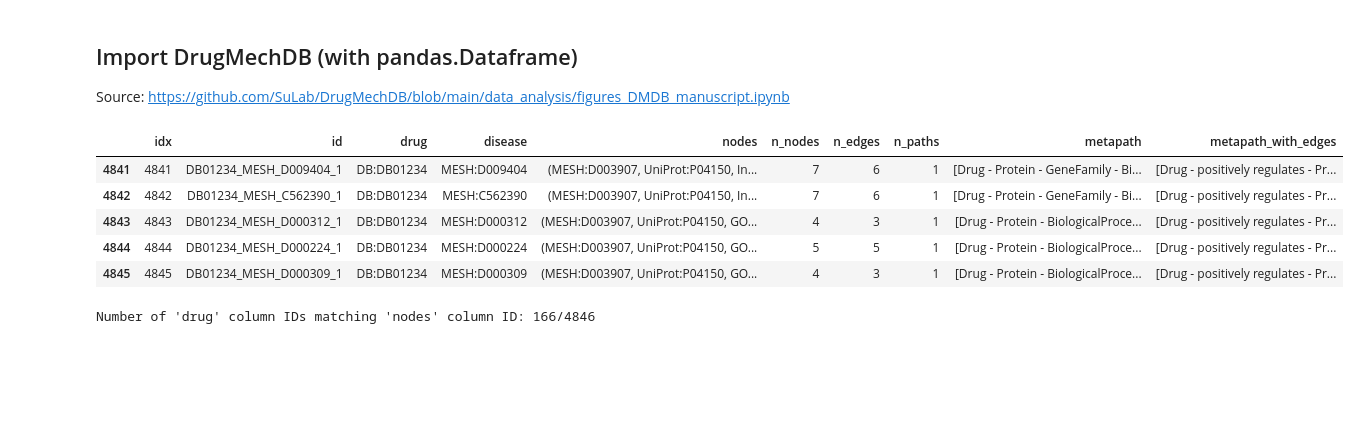
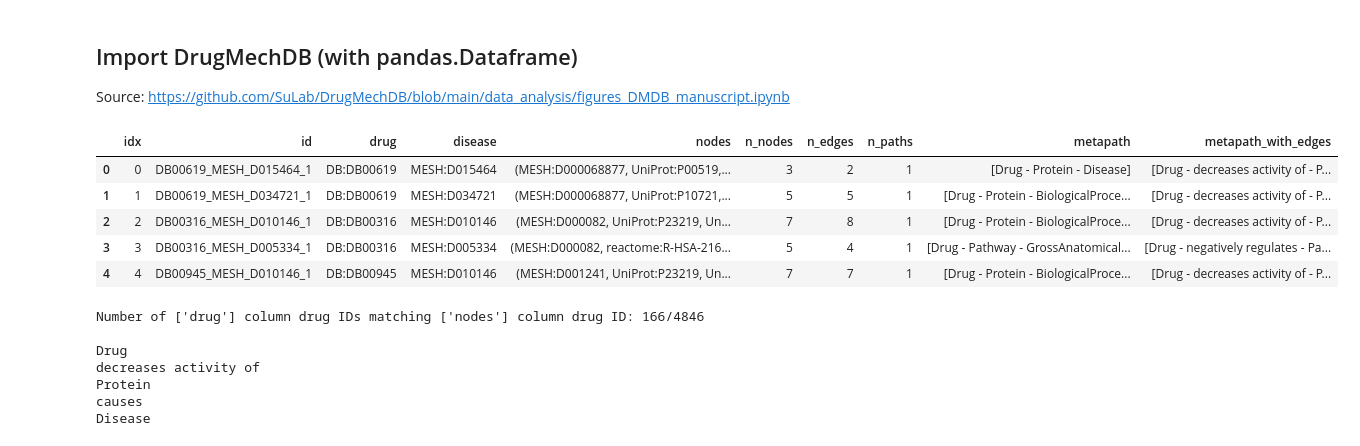
Before and after one commit to vcefins/XAI-Drug-Repurposing, a Jupyter notebook: analysis.ipynb, the cells around one changed output. Cells and saved outputs as stored; diff of their text form; code cells hidden in the pictures; blank space fills up the shorter version.

```diff
--- a/analysis.ipynb
+++ b/analysis.ipynb
@@ -100,9 +102,9 @@ for triple in drkg_triplets:
 for k,v in drkg_entity_dictionary.items():
     # print(k,v)
     string = "{"+k+" {"
-    for a,b in enumerate(v.items()):
-        c,d = b
-        string = string + f"{c}:{d}"
+    for a,tuple in enumerate(v.items()):
+        ent, eid = tuple
+        string = string + f"{ent}-{eid}"
         if a == 3: break
         string += ", "
     print(string + ", ... }}")
@@ -397,20 +399,20 @@ for i, p in enumerate(ind):
 
 dmdb_df = pd.DataFrame(basic_stats)
 # %%
-dmdb_df.tail()
-
-#  P.S Careful with drug ID, DrugBank ID in drug, MESH ID in nodes
+dmdb_df.head()
 # %% [output]
 |  | idx | id | drug | disease | nodes | n_nodes | n_edges | n_paths | metapath | metapath_with_edges |
-| 4841 | 4841 | DB01234_MESH_D009404_1 | DB:DB01234 | MESH:D009404 | (MESH:D003907, UniProt:P04150, In... | 7 | 6 | 1 | [Drug - Protein - GeneFamily - Bi... | [Drug - positively regulates - Pr... |
-| 4842 | 4842 | DB01234_MESH_C562390_1 | DB:DB01234 | MESH:C562390 | (MESH:D003907, UniProt:P04150, In... | 7 | 6 | 1 | [Drug - Protein - GeneFamily - Bi... | [Drug - positively regulates - Pr... |
-| 4843 | 4843 | DB01234_MESH_D000312_1 | DB:DB01234 | MESH:D000312 | (MESH:D003907, UniProt:P04150, GO... | 4 | 3 | 1 | [Drug - Protein - BiologicalProce... | [Drug - positively regulates - Pr... |
-| 4844 | 4844 | DB01234_MESH_D000224_1 | DB:DB01234 | MESH:D000224 | (MESH:D003907, UniProt:P04150, GO... | 5 | 5 | 1 | [Drug - Protein - BiologicalProce... | [Drug - positively regulates - Pr... |
-| 4845 | 4845 | DB01234_MESH_D000309_1 | DB:DB01234 | MESH:D000309 | (MESH:D003907, UniProt:P04150, GO... | 4 | 3 | 1 | [Drug - Protein - BiologicalProce... | [Drug - positively regulates - Pr... |
+| 0 | 0 | DB00619_MESH_D015464_1 | DB:DB00619 | MESH:D015464 | (MESH:D000068877, UniProt:P00519,... | 3 | 2 | 1 | [Drug - Protein - Disease] | [Drug - decreases activity of - P... |
+| 1 | 1 | DB00619_MESH_D034721_1 | DB:DB00619 | MESH:D034721 | (MESH:D000068877, UniProt:P10721,... | 5 | 5 | 1 | [Drug - Protein - BiologicalProce... | [Drug - decreases activity of - P... |
+| 2 | 2 | DB00316_MESH_D010146_1 | DB:DB00316 | MESH:D010146 | (MESH:D000082, UniProt:P23219, Un... | 7 | 8 | 1 | [Drug - Protein - BiologicalProce... | [Drug - decreases activity of - P... |
+| 3 | 3 | DB00316_MESH_D005334_1 | DB:DB00316 | MESH:D005334 | (MESH:D000082, reactome:R-HSA-216... | 5 | 4 | 1 | [Drug - Pathway - GrossAnatomical... | [Drug - negatively regulates - Pa... |
+| 4 | 4 | DB00945_MESH_D010146_1 | DB:DB00945 | MESH:D010146 | (MESH:D001241, UniProt:P23219, Un... | 7 | 7 | 1 | [Drug - Protein - BiologicalProce... | [Drug - decreases activity of - P... |
 # %%
+# P.S Careful with drug ID, DrugBank ID in drug, MESH ID in nodes
+# Also 'metapath's are a list with one element
+# And also the metapath is confusing (e.g Protein X and Y tie Drug D to Disease Di, D - X - Di + D - Y - Di, and metapaths only map Drug - Protein - Disease)
+
 def compare_ids(row):
-    # if row['drug'] == list(row['nodes'])[0]:
-    #     print(row['drug'], list(row['nodes'])[0])
     return row['drug'] == list(row['nodes'])[0]
 
 result = dmdb_df.apply(compare_ids, axis=1)
@@ -419,6 +421,15 @@ for res in result:
     if res:
         cnt += 1
         # print(res)
-print(f"Number of 'drug' column IDs matching 'nodes' column ID: {cnt}/{len(result)}")
+print(f"Number of ['drug'] column drug IDs matching ['nodes'] column drug ID: {cnt}/{len(result)}\n")
+
+for elem in dmdb_df.loc[0,'metapath_with_edges'][0].split(" - "):   # metapath testing
+    print(elem)
 # %% [output]
-Number of 'drug' column IDs matching 'nodes' column ID: 166/4846
+Number of ['drug'] column drug IDs matching ['nodes'] column drug ID: 166/4846
+
+Drug
+decreases activity of
+Protein
+causes
+Disease
```
Also changed, not shown: parts of 10 cells of this notebook.
